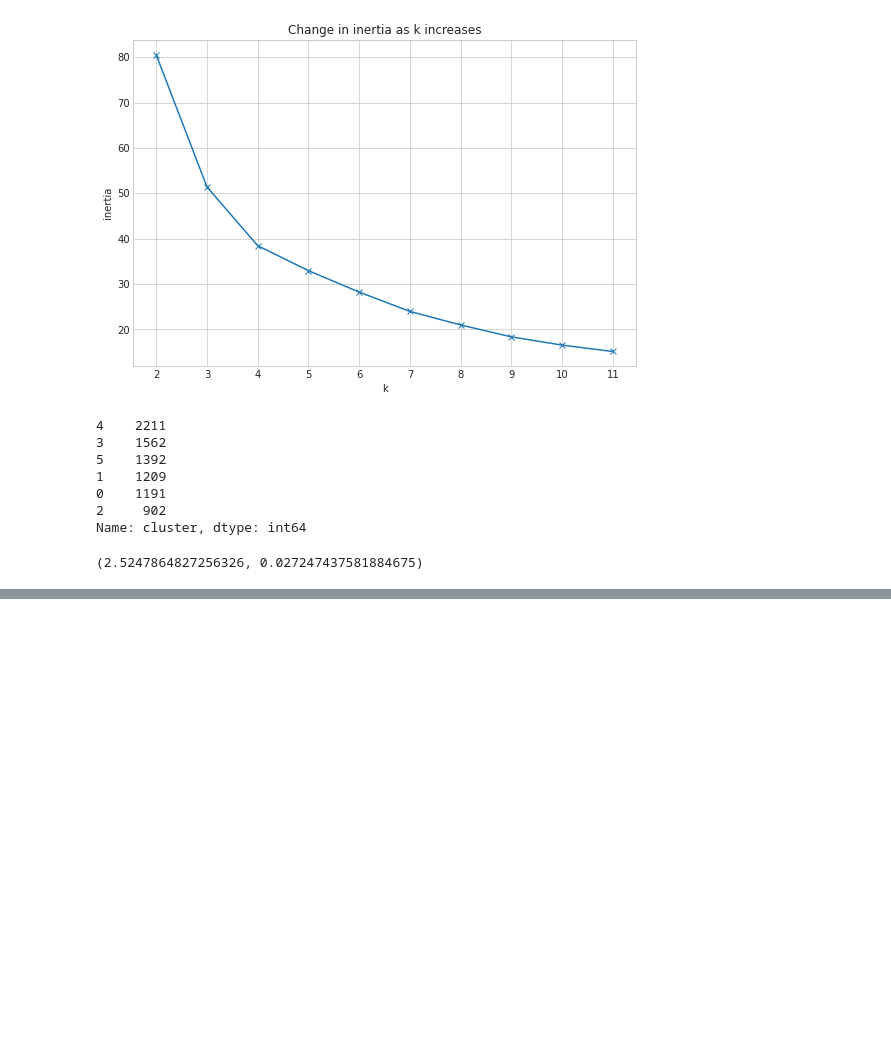
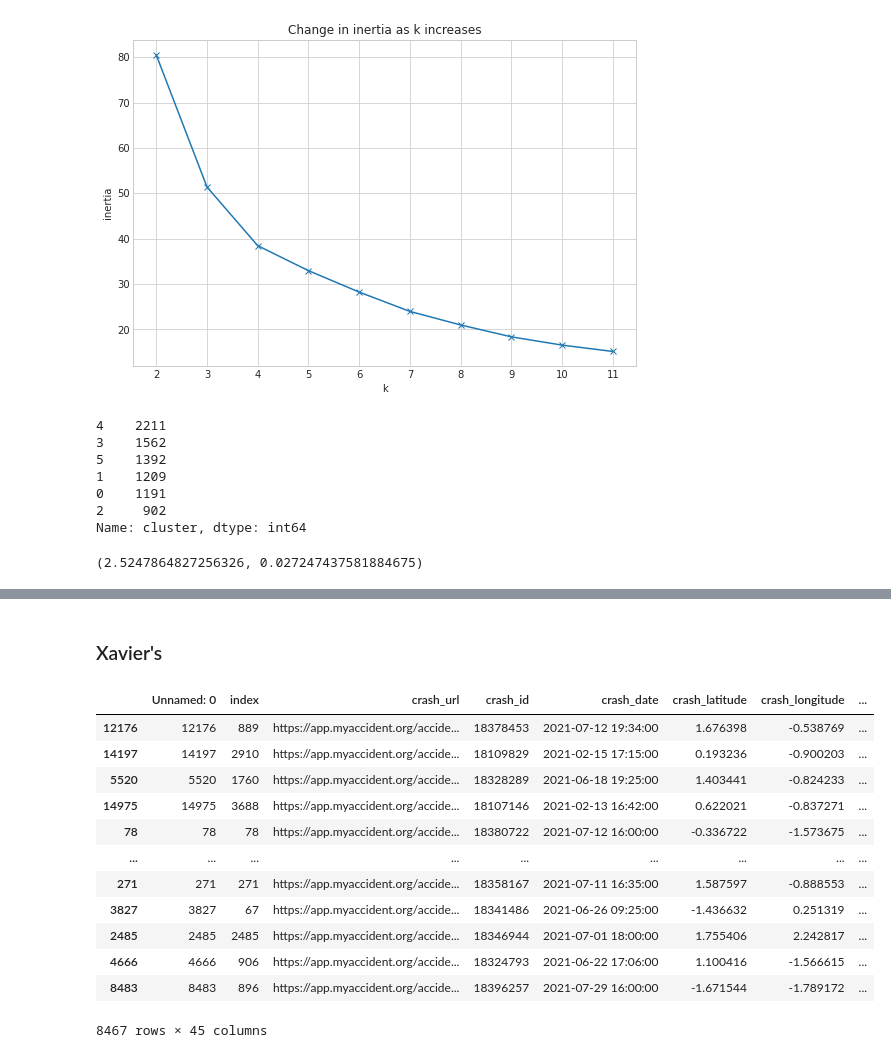
Before and after one commit to RAXR-Capstone/project_danger_zone, a Jupyter notebook: work_space/AnnaWorkspace/anna_scratchbook.ipynb, the cells around one changed output, grey strips where cells are left out. Saved outputs shown, nothing was run; the diff lists cells and outputs as text; code cells hidden in the pictures; blank space fills up the shorter version.

```diff
--- a/work_space/AnnaWorkspace/anna_scratchbook.ipynb
+++ b/work_space/AnnaWorkspace/anna_scratchbook.ipynb
@@ -934,0 +1058,2 @@ f,p
+# %% [markdown]
+### Xavier's
@@ -934,0 +1135,16 @@ f,p
+# %%
+train_scaled
+# %% [output]
+|  | Unnamed: 0 | index | crash_url | crash_id | crash_date | crash_latitude | crash_longitude | ... |
+| 12176 | 12176 | 889 | https://app.myaccident.org/accide... | 18378453 | 2021-07-12 19:34:00 | 1.676398 | -0.538769 | ... |
+| 14197 | 14197 | 2910 | https://app.myaccident.org/accide... | 18109829 | 2021-02-15 17:15:00 | 0.193236 | -0.900203 | ... |
+| 5520 | 5520 | 1760 | https://app.myaccident.org/accide... | 18328289 | 2021-06-18 19:25:00 | 1.403441 | -0.824233 | ... |
+| 14975 | 14975 | 3688 | https://app.myaccident.org/accide... | 18107146 | 2021-02-13 16:42:00 | 0.622021 | -0.837271 | ... |
+| 78 | 78 | 78 | https://app.myaccident.org/accide... | 18380722 | 2021-07-12 16:00:00 | -0.336722 | -1.573675 | ... |
+| ... | ... | ... | ... | ... | ... | ... | ... | ... |
+| 271 | 271 | 271 | https://app.myaccident.org/accide... | 18358167 | 2021-07-11 16:35:00 | 1.587597 | -0.888553 | ... |
+| 3827 | 3827 | 67 | https://app.myaccident.org/accide... | 18341486 | 2021-06-26 09:25:00 | -1.436632 | 0.251319 | ... |
+| 2485 | 2485 | 2485 | https://app.myaccident.org/accide... | 18346944 | 2021-07-01 18:00:00 | 1.755406 | 2.242817 | ... |
+| 4666 | 4666 | 906 | https://app.myaccident.org/accide... | 18324793 | 2021-06-22 17:06:00 | 1.100416 | -1.566615 | ... |
+| 8483 | 8483 | 896 | https://app.myaccident.org/accide... | 18396257 | 2021-07-29 16:00:00 | -1.671544 | -1.789172 | ... |
+8467 rows × 45 columns
```
Also changed, not shown: parts of 25 cells of this notebook.
